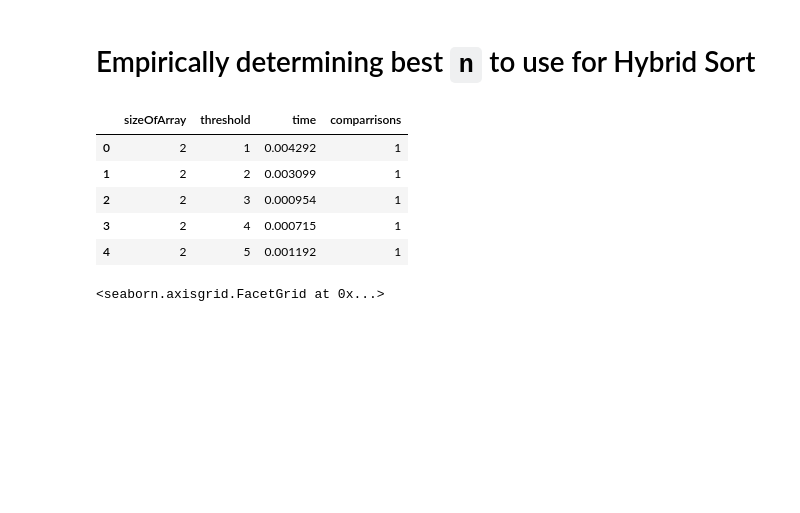
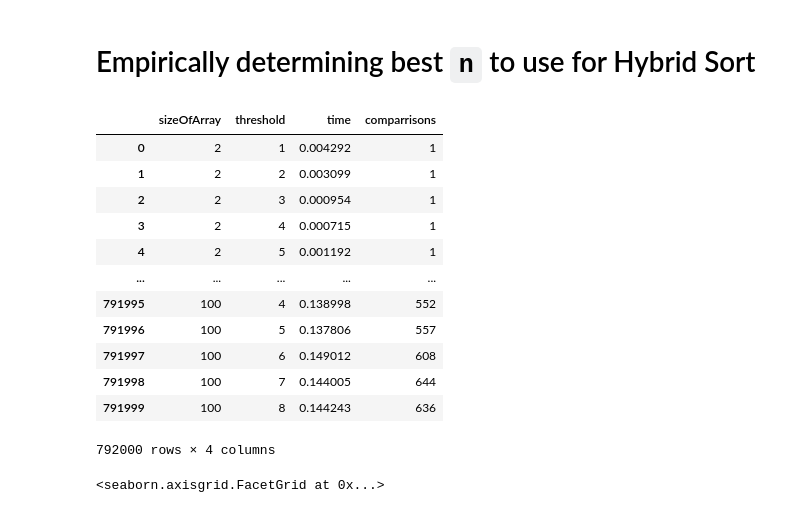
Before and after one commit to TsienJin/SC2001-Group-Projects, a Jupyter notebook: Proj1/Findings.ipynb, the cells around one changed output. Drawn from its saved outputs; the diff is of its cells as text; code cells hidden in the pictures; blank space fills up the shorter version.

```diff
--- a/Proj1/Findings.ipynb
+++ b/Proj1/Findings.ipynb
@@ -169,14 +169,21 @@ sns.lineplot(data=predDataDF, x='n', y='time', hue='Algo', style='Algo')
 ### Importing data
 findBestN = pd.read_csv('./result/result_hybridAnalysis.csv')
 # %%
-findBestN.head()
+findBestN
 # %% [output]
 |  | sizeOfArray | threshold | time | comparrisons |
 | 0 | 2 | 1 | 0.004292 | 1 |
 | 1 | 2 | 2 | 0.003099 | 1 |
 | 2 | 2 | 3 | 0.000954 | 1 |
 | 3 | 2 | 4 | 0.000715 | 1 |
 | 4 | 2 | 5 | 0.001192 | 1 |
+| ... | ... | ... | ... | ... |
+| 791995 | 100 | 4 | 0.138998 | 552 |
+| 791996 | 100 | 5 | 0.137806 | 557 |
+| 791997 | 100 | 6 | 0.149012 | 608 |
+| 791998 | 100 | 7 | 0.144005 | 644 |
+| 791999 | 100 | 8 | 0.144243 | 636 |
+792000 rows × 4 columns
 # %%
 ### Graphing scatter plot of df
 hybridNPlot = sns.FacetGrid(findBestN, col="threshold", col_wrap=2, height=3, ylim=((-0.1,0.5)))
```
